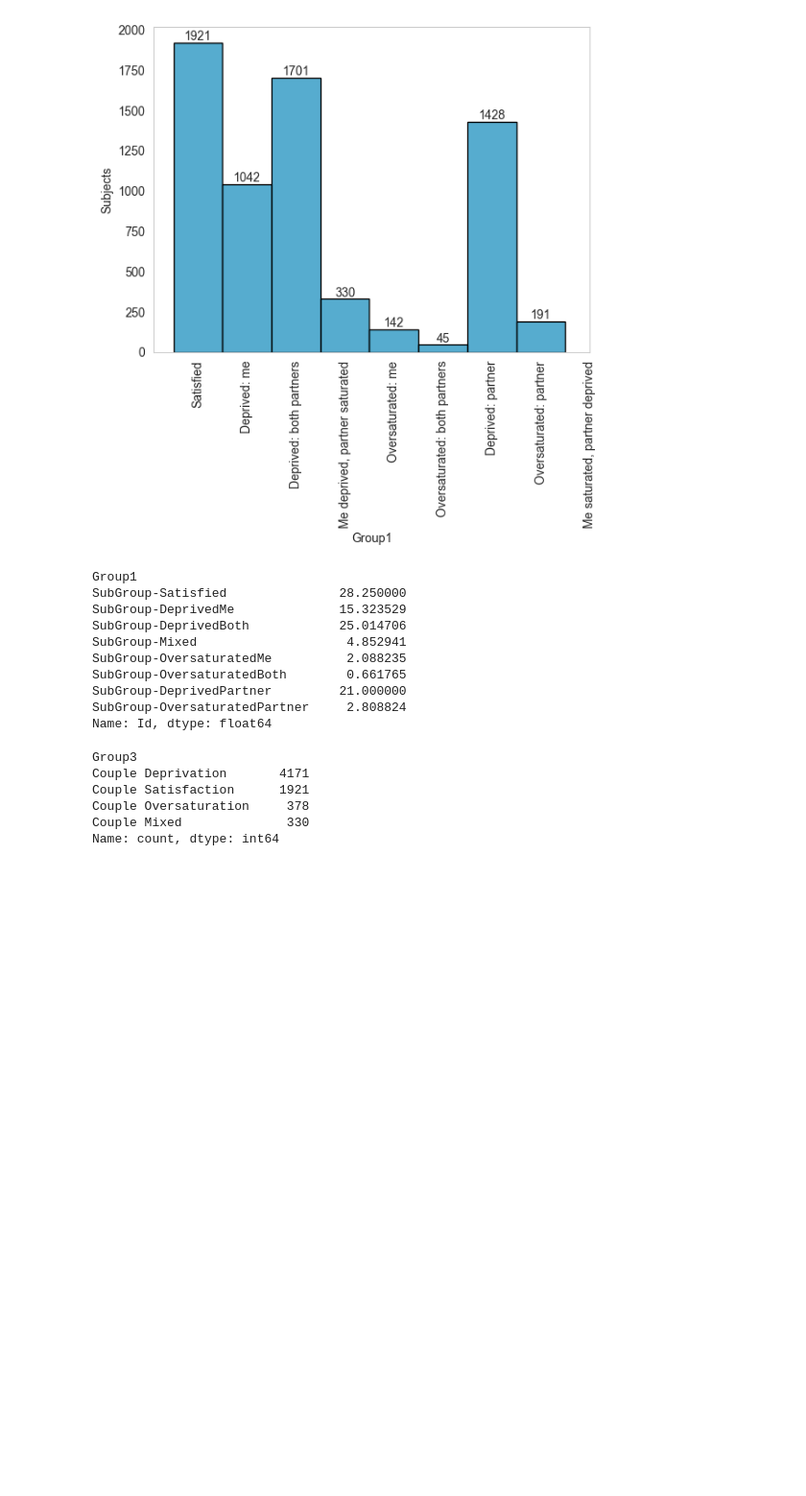
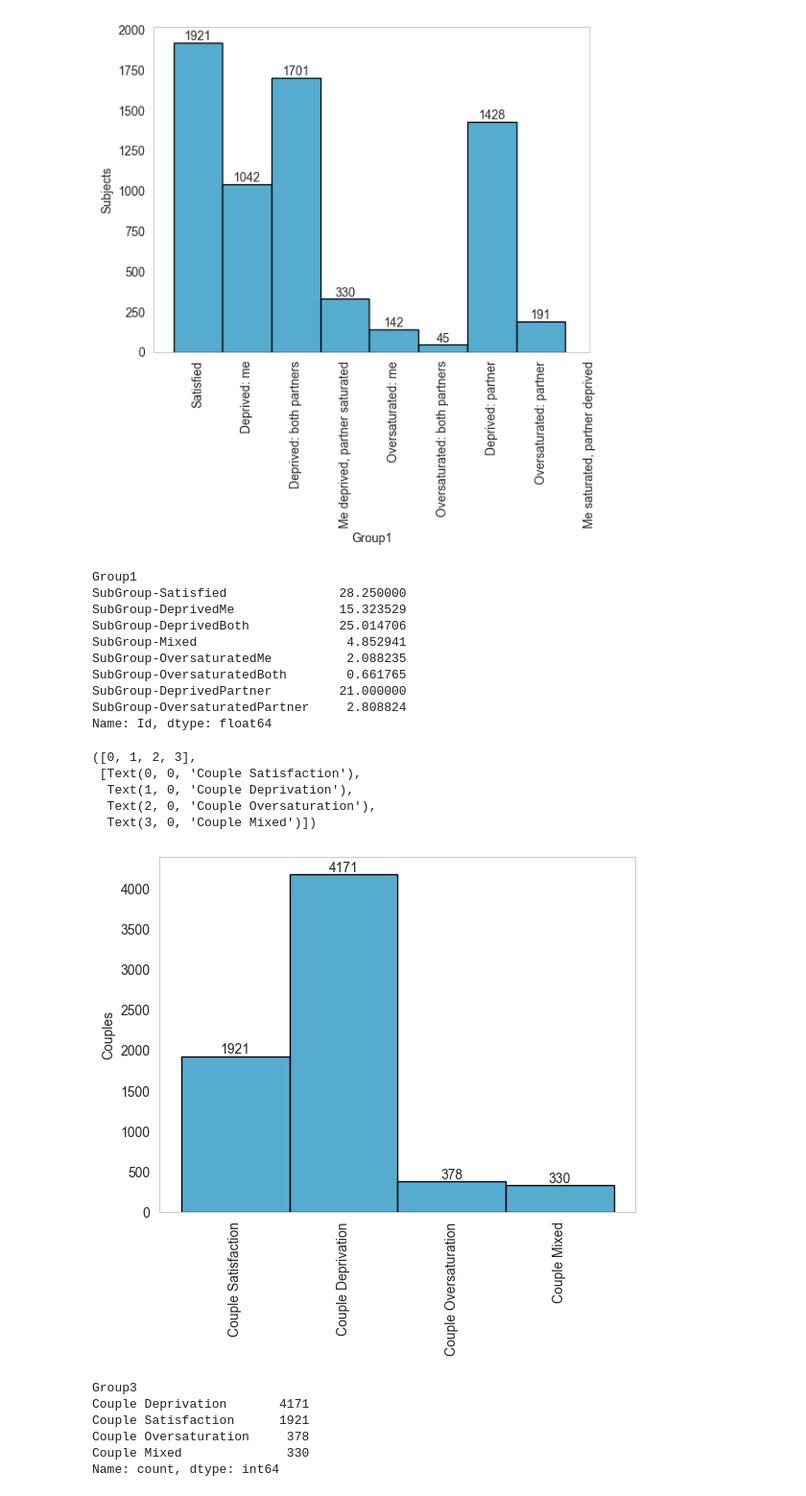
Before and after one commit to EdgardoCS/touchCouples, a Jupyter notebook: 1_read_and_sort.ipynb, the cells around one changed output. Shown at 96% size. Drawn from its saved outputs; the diff is of its cells as text; code cells hidden in the pictures; blank space fills up the shorter version.

```diff
--- a/1_read_and_sort.ipynb
+++ b/1_read_and_sort.ipynb
@@ -271,16 +304,16 @@ df['Anchor Frequency'] = (df[['Anchor Kiss Frequency', 'Anchor Hold Frequency',
                                    mean(axis=1))
 df['Partner Frequency'] = (df[['Partner Kiss Frequency', 'Partner Hold Frequency', 'Partner Hug Frequency']].
                                     mean(axis=1))
-# df['Couple Frequency'] = (df[['Anchor Frequency', 'Partner Frequency']].
-#                                    mean(axis=1))
+df['Couple Frequency'] = (df[['Anchor Frequency', 'Partner Frequency']].
+                                   mean(axis=1))
 
 # Calculate mean Desire
 df['Anchor Desire'] = (df[['Anchor Kiss Desire', 'Anchor Hold Desire', 'Anchor Hug Desire']].
                                mean(axis=1))
 df['Partner Desire'] = (df[['Partner Kiss Desire', 'Partner Hold Desire', 'Partner Hug Desire']].
                                 mean(axis=1))
-# df['Couple Desire'] = (df[['Anchor Desire', 'Partner Desire']].
-#                                mean(axis=1))
+df['Couple Desire'] = (df[['Anchor Desire', 'Partner Desire']].
+                               mean(axis=1))
 
 # Calculate individual differences
 df['Anchor Kiss Divergence'] = df['Anchor Kiss Desire'] - df['Anchor Kiss Frequency']
@@ -299,7 +332,7 @@ df = df[(df['Anchor Age'] != -7) & (df['Partner Age'] != -7)].reset_index(drop=T
 # %%
 df['Anchor Divergence'] = df['Anchor Desire'] - df['Anchor Frequency']
 df['Partner Divergence'] = df['Partner Desire'] - df['Partner Frequency']
-# df['Couple Divergence'] = df['Couple Desire'] - df['Couple Frequency']
+df['Couple Divergence'] = df['Couple Desire'] - df['Couple Frequency']
 # %%
 # I am okay, and my partner is okay
 condition1 = (
@@ -492,39 +525,47 @@ df.loc[condition2, 'Group3'] = 'Couple Deprivation'
 df.loc[condition3, 'Group3'] = 'Couple Oversaturation'
 df.loc[condition4, 'Group3'] = 'Couple Mixed'
 # %%
-# df['Group2'] = pd.Categorical(
-#     df['Group2'], ['Couple Satisfaction',
-#                    'Couple Dissatisfaction',
-#                    'Couple Deprivation',
-#                    'One-sided Deprivation',
-#                    'Couple Oversaturation',
-#                    'One-sided Oversaturation',
-#                    ]
-# )
-# ax = sns.histplot(data=df, x='Group2',
-#                   element='bars',
-#                   binwidth=0.5,
-#                   color='#1d91c0',
-#                   common_norm=False,
-#                   multiple="dodge",
-#                   linewidth=1,
-#                   edgecolor='black',
-#                   )
-# for p in ax.patches:
-#     height = p.get_height()
-# ax.text(
-#     p.get_x() + p.get_width() / 2.,
-#     height,
-#     int(height),
-#     ha="center", va="bottom"
-# )
-# plt.grid(False)
-# plt.ylabel("Couples")
-# plt.xlabel("")
-# plt.xticks(rotation=90, )
+df['Group3'] = pd.Categorical(
+    df['Group3'], ['Couple Satisfaction',
+                   'Couple Deprivation',
+                   'Couple Oversaturation',
+                   'Couple Mixed'
+                   ]
+)
+ax = sns.histplot(data=df, x='Group3',
+                  element='bars',
+                  binwidth=0.5,
+                  color='#1d91c0',
+                  common_norm=False,
+                  multiple="dodge",
+                  linewidth=1,
+                  edgecolor='black',
+                  )
+
+for p in ax.patches:
+    height = p.get_height()
+
+    ax.text(
+        p.get_x() + p.get_width() / 2.,
+        height,
+        int(height),
+        ha="center", va="bottom"
+    )
+
+plt.grid(False)
+plt.ylabel("Couples")
+plt.xlabel("")
+plt.xticks(rotation=90, )
 # plt.ylim(0, 2800)
 
 # plt.savefig('output/img/subgroup_histogram.png', dpi=350, transparent=False, bbox_inches='tight')
+# %% [output]
+([0, 1, 2, 3],
+ [Text(0, 0, 'Couple Satisfaction'),
+  Text(1, 0, 'Couple Deprivation'),
+  Text(2, 0, 'Couple Oversaturation'),
+  Text(3, 0, 'Couple Mixed')])
+[figure, added]
 # %%
 df["Group3"].value_counts()
 # %% [output]
```
Also changed, not shown: parts of 7 cells of this notebook, 9 other files.
